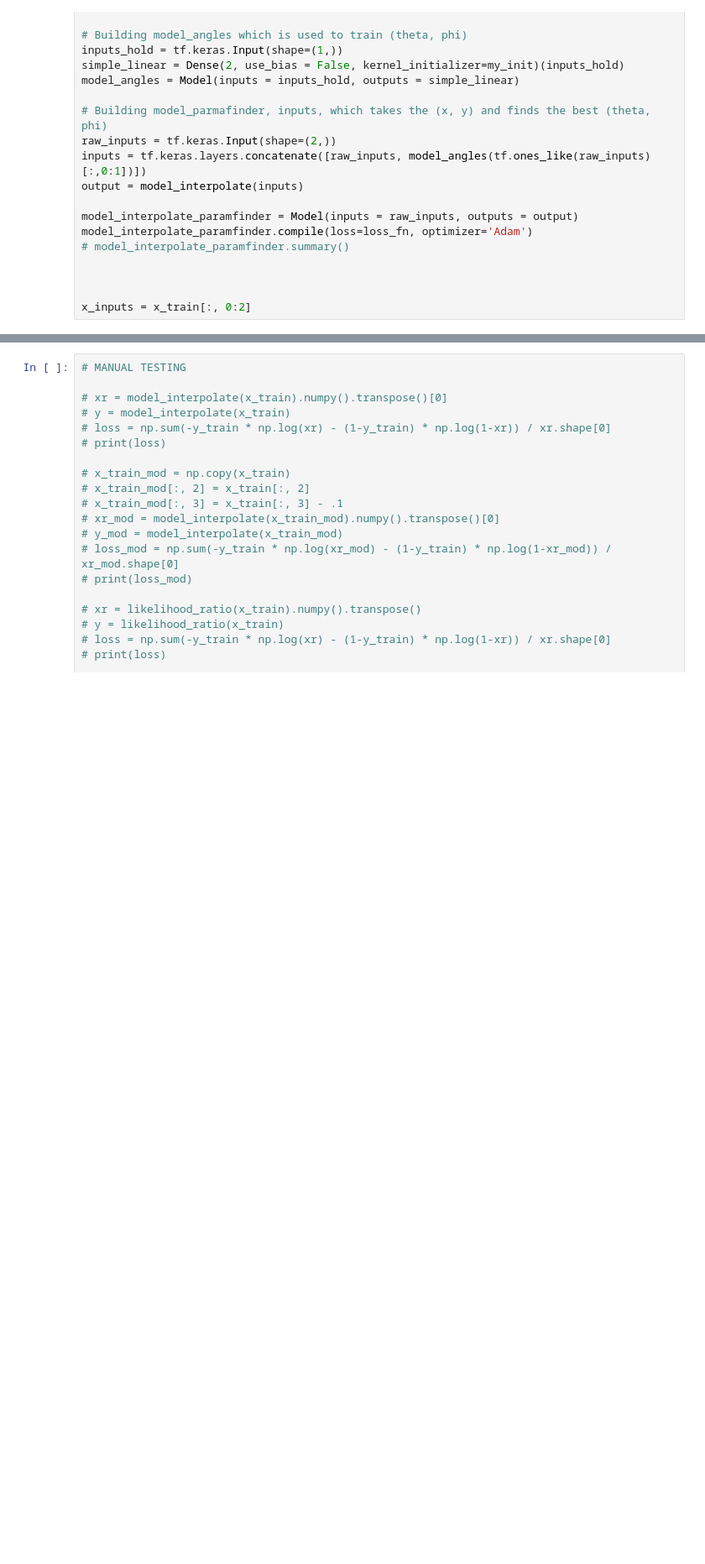
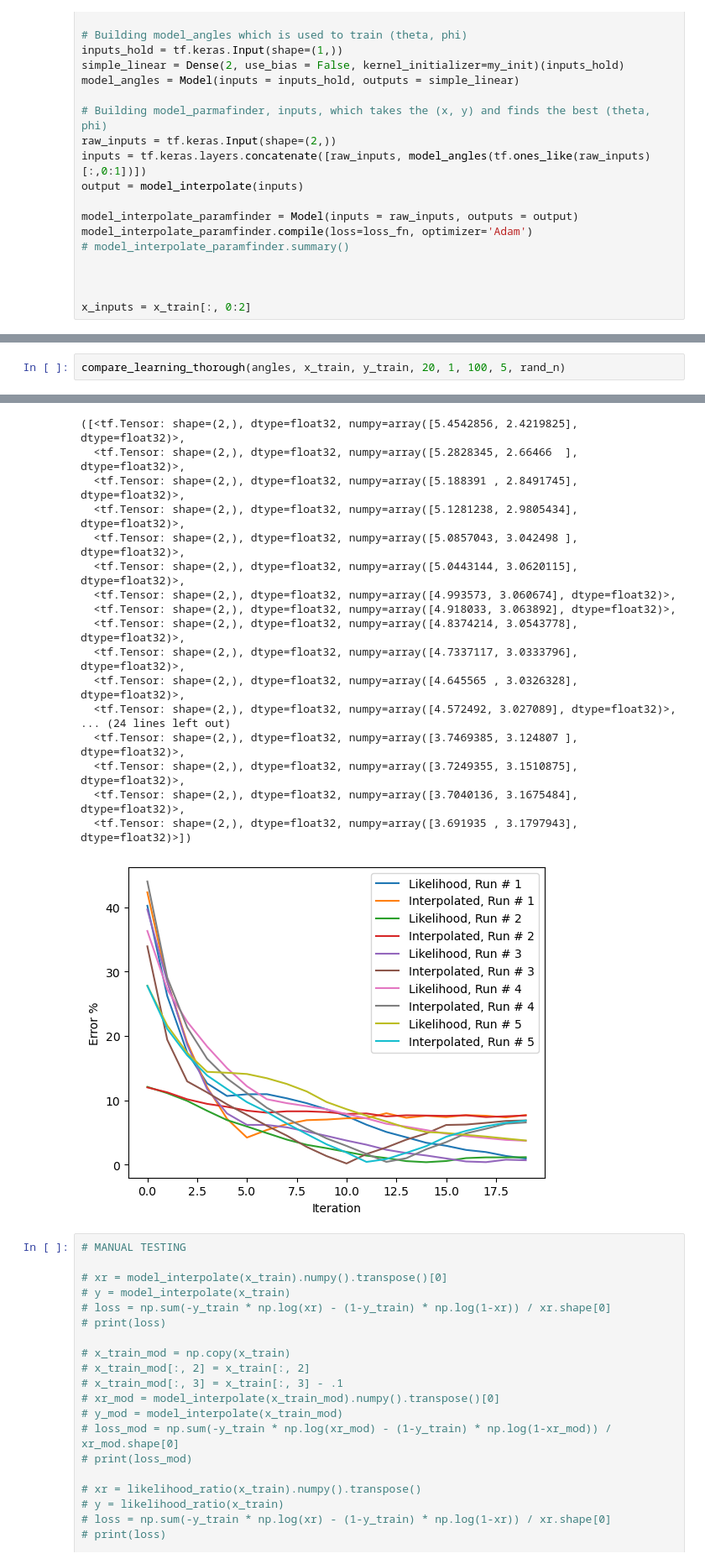
Before and after one commit to matangrinberg/parametrized-classifiers, a Jupyter notebook: parameter_learning.ipynb, the cells around one changed output, grey strips where cells are left out. Shown at 84% size. Drawn from its saved outputs; the diff is of its cells as text; blank space fills up the shorter version.

```diff
--- a/parameter_learning.ipynb
+++ b/parameter_learning.ipynb
@@ -131,0 +136,3 @@ weights1
+# %%
+compare_learning_thorough(angles, x_train, y_train, 20, 1, 100, 5, rand_n)
+# %% [output]
@@ -132,3 +156,21 @@ weights1
+([<tf.Tensor: shape=(2,), dtype=float32, numpy=array([5.4542856, 2.4219825], dtype=float32)>,
+  <tf.Tensor: shape=(2,), dtype=float32, numpy=array([5.2828345, 2.66466  ], dtype=float32)>,
+  <tf.Tensor: shape=(2,), dtype=float32, numpy=array([5.188391 , 2.8491745], dtype=float32)>,
+  <tf.Tensor: shape=(2,), dtype=float32, numpy=array([5.1281238, 2.9805434], dtype=float32)>,
+  <tf.Tensor: shape=(2,), dtype=float32, numpy=array([5.0857043, 3.042498 ], dtype=float32)>,
+  <tf.Tensor: shape=(2,), dtype=float32, numpy=array([5.0443144, 3.0620115], dtype=float32)>,
+  <tf.Tensor: shape=(2,), dtype=float32, numpy=array([4.993573, 3.060674], dtype=float32)>,
+  <tf.Tensor: shape=(2,), dtype=float32, numpy=array([4.918033, 3.063892], dtype=float32)>,
+  <tf.Tensor: shape=(2,), dtype=float32, numpy=array([4.8374214, 3.0543778], dtype=float32)>,
+  <tf.Tensor: shape=(2,), dtype=float32, numpy=array([4.7337117, 3.0333796], dtype=float32)>,
+  <tf.Tensor: shape=(2,), dtype=float32, numpy=array([4.645565 , 3.0326328], dtype=float32)>,
+  <tf.Tensor: shape=(2,), dtype=float32, numpy=array([4.572492, 3.027089], dtype=float32)>,
+... (24 lines left out)
+  <tf.Tensor: shape=(2,), dtype=float32, numpy=array([3.7469385, 3.124807 ], dtype=float32)>,
+  <tf.Tensor: shape=(2,), dtype=float32, numpy=array([3.7249355, 3.1510875], dtype=float32)>,
+  <tf.Tensor: shape=(2,), dtype=float32, numpy=array([3.7040136, 3.1675484], dtype=float32)>,
+  <tf.Tensor: shape=(2,), dtype=float32, numpy=array([3.691935 , 3.1797943], dtype=float32)>])
+[figure, added]
 # %%
 # MANUAL TESTING
 
```
Also changed, not shown: parts of 8 cells of this notebook, 1 other file.
